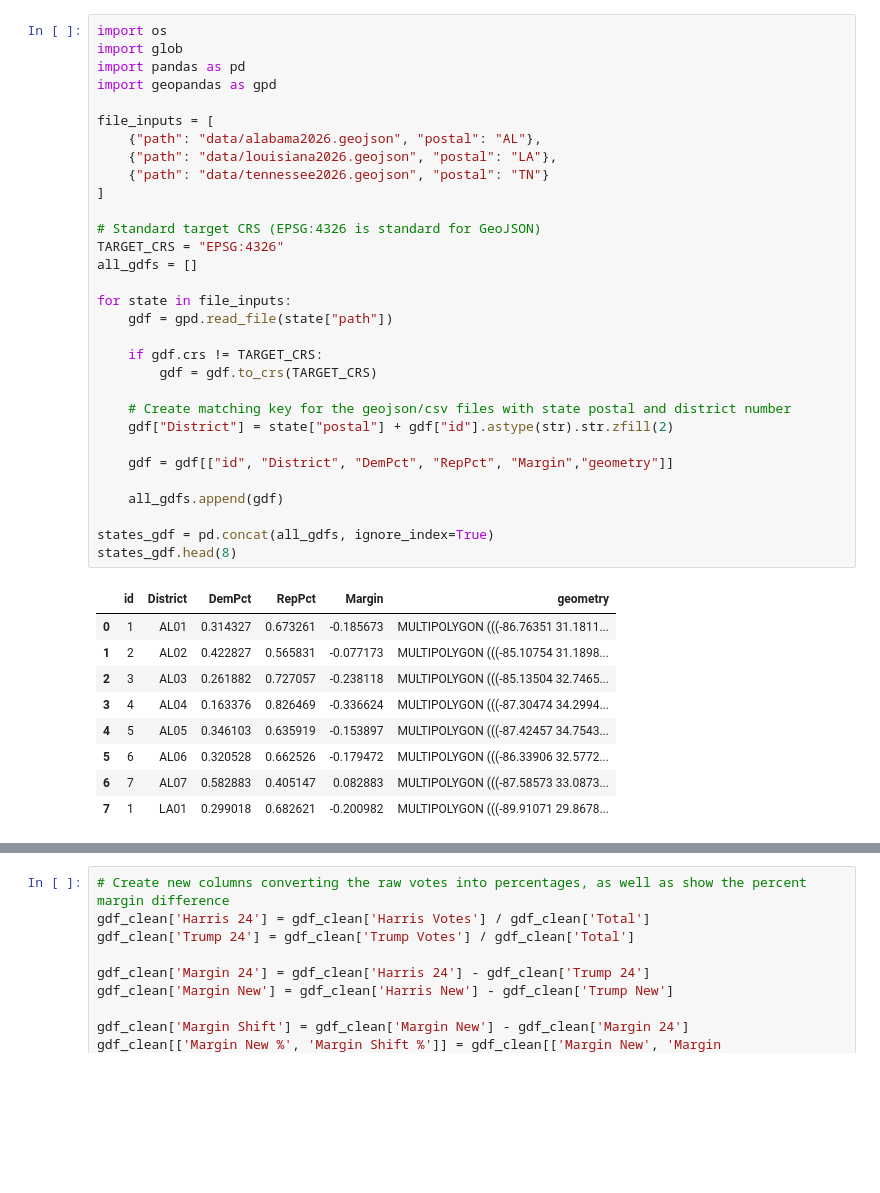
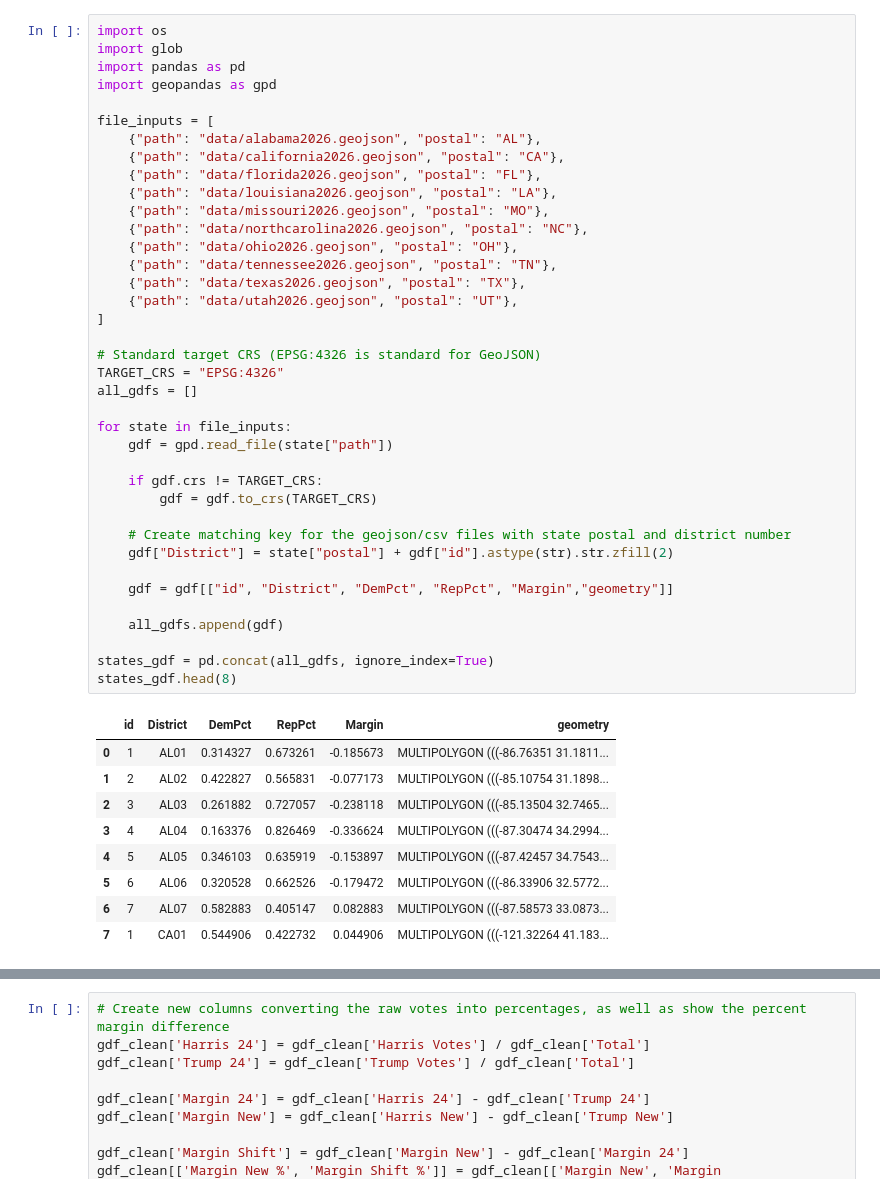
Before and after one commit to rgao/redistricting_tracker, a Jupyter notebook: etl_clean.ipynb, the cells around one changed output, grey strips where cells are left out. Cells and saved outputs as stored; diff of their text form; blank space fills up the shorter version.

```diff
--- a/etl_clean.ipynb
+++ b/etl_clean.ipynb
@@ -6,39 +6,46 @@ import geopandas as gpd
 
 file_inputs = [
     {"path": "data/alabama2026.geojson", "postal": "AL"},
+    {"path": "data/california2026.geojson", "postal": "CA"},
+    {"path": "data/florida2026.geojson", "postal": "FL"},
     {"path": "data/louisiana2026.geojson", "postal": "LA"},
-    {"path": "data/tennessee2026.geojson", "postal": "TN"}
+    {"path": "data/missouri2026.geojson", "postal": "MO"},
+    {"path": "data/northcarolina2026.geojson", "postal": "NC"},
+    {"path": "data/ohio2026.geojson", "postal": "OH"},
+    {"path": "data/tennessee2026.geojson", "postal": "TN"},
+    {"path": "data/texas2026.geojson", "postal": "TX"},
+    {"path": "data/utah2026.geojson", "postal": "UT"},
 ]
 
 # Standard target CRS (EPSG:4326 is standard for GeoJSON)
 TARGET_CRS = "EPSG:4326"
 all_gdfs = []
 
 for state in file_inputs:
     gdf = gpd.read_file(state["path"])
 
     if gdf.crs != TARGET_CRS:
         gdf = gdf.to_crs(TARGET_CRS)
 
     # Create matching key for the geojson/csv files with state postal and district number
     gdf["District"] = state["postal"] + gdf["id"].astype(str).str.zfill(2)
 
     gdf = gdf[["id", "District", "DemPct", "RepPct", "Margin","geometry"]]
 
     all_gdfs.append(gdf)
 
 states_gdf = pd.concat(all_gdfs, ignore_index=True)
 states_gdf.head(8)
 # %% [output]
 |  | id | District | DemPct | RepPct | Margin | geometry |
 | 0 | 1 | AL01 | 0.314327 | 0.673261 | -0.185673 | MULTIPOLYGON (((-86.76351 31.1811... |
 | 1 | 2 | AL02 | 0.422827 | 0.565831 | -0.077173 | MULTIPOLYGON (((-85.10754 31.1898... |
 | 2 | 3 | AL03 | 0.261882 | 0.727057 | -0.238118 | MULTIPOLYGON (((-85.13504 32.7465... |
 | 3 | 4 | AL04 | 0.163376 | 0.826469 | -0.336624 | MULTIPOLYGON (((-87.30474 34.2994... |
 | 4 | 5 | AL05 | 0.346103 | 0.635919 | -0.153897 | MULTIPOLYGON (((-87.42457 34.7543... |
 | 5 | 6 | AL06 | 0.320528 | 0.662526 | -0.179472 | MULTIPOLYGON (((-86.33906 32.5772... |
 | 6 | 7 | AL07 | 0.582883 | 0.405147 | 0.082883 | MULTIPOLYGON (((-87.58573 33.0873... |
-| 7 | 1 | LA01 | 0.299018 | 0.682621 | -0.200982 | MULTIPOLYGON (((-89.91071 29.8678... |
+| 7 | 1 | CA01 | 0.544906 | 0.422732 | 0.044906 | MULTIPOLYGON (((-121.32264 41.183... |
 # %%
 # 2024 presidential results by Congressional district
 pres24 = pd.read_csv("data/2024_pres.csv")
```
Also changed, not shown: parts of 3 cells of this notebook, 2 other files.
